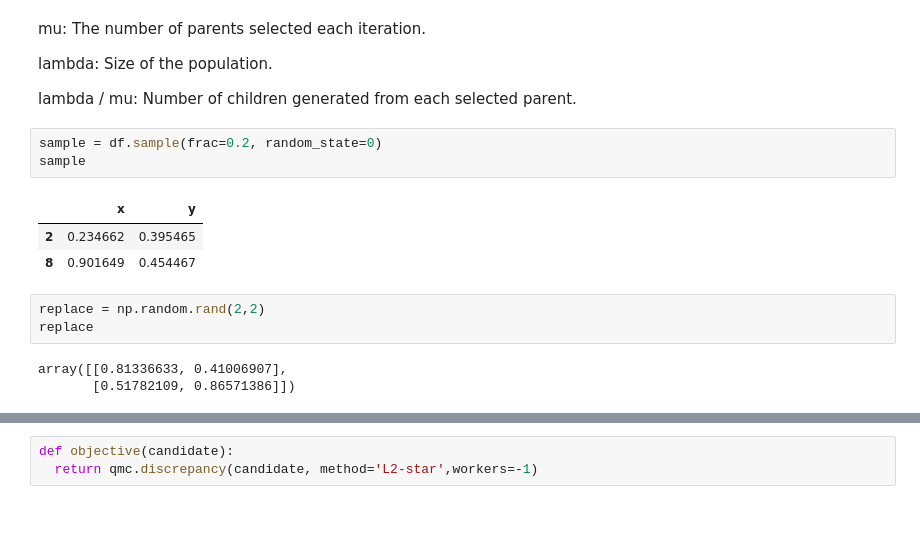
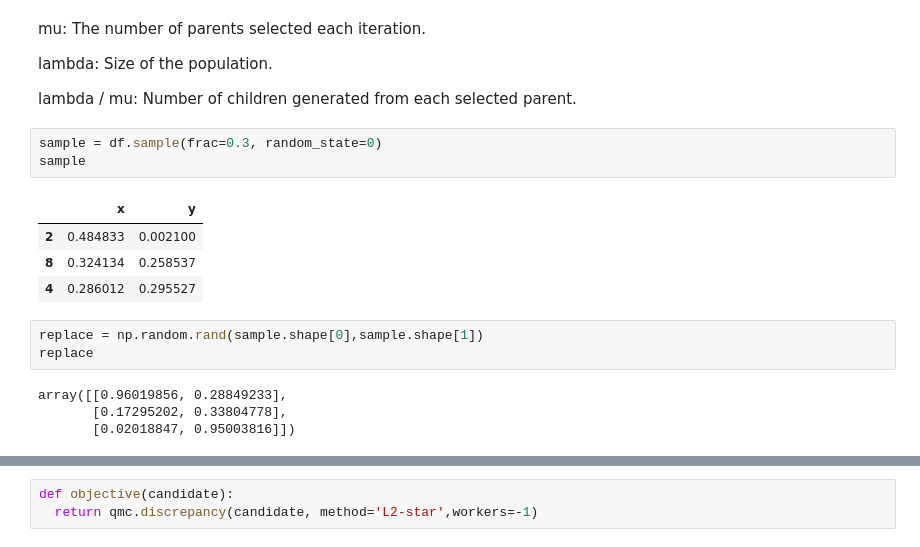
Before and after one commit to fzanart/Socialz, a Jupyter notebook: mu_lambda_ES.ipynb, the cells around one changed output, grey strips where cells are left out. Cells and saved outputs as stored; diff of their text form; blank space fills up the shorter version.

```diff
--- a/mu_lambda_ES.ipynb
+++ b/mu_lambda_ES.ipynb
@@ -47,18 +48,20 @@ lambda: Size of the population.
 
 lambda / mu: Number of children generated from each selected parent.
 # %%
-sample = df.sample(frac=0.2, random_state=0)
+sample = df.sample(frac=0.3, random_state=0)
 sample
 # %% [output]
 |  | x | y |
-| 2 | 0.234662 | 0.395465 |
-| 8 | 0.901649 | 0.454467 |
+| 2 | 0.484833 | 0.002100 |
+| 8 | 0.324134 | 0.258537 |
+| 4 | 0.286012 | 0.295527 |
 # %%
-replace = np.random.rand(2,2)
+replace = np.random.rand(sample.shape[0],sample.shape[1])
 replace
 # %% [output]
-array([[0.81336633, 0.41006907],
-       [0.51782109, 0.86571386]])
+array([[0.96019856, 0.28849233],
+       [0.17295202, 0.33804778],
+       [0.02018847, 0.95003816]])
 # %%
 df.loc[sample.index] = replace
 df
```
Also changed, not shown: parts of 13 cells of this notebook.
